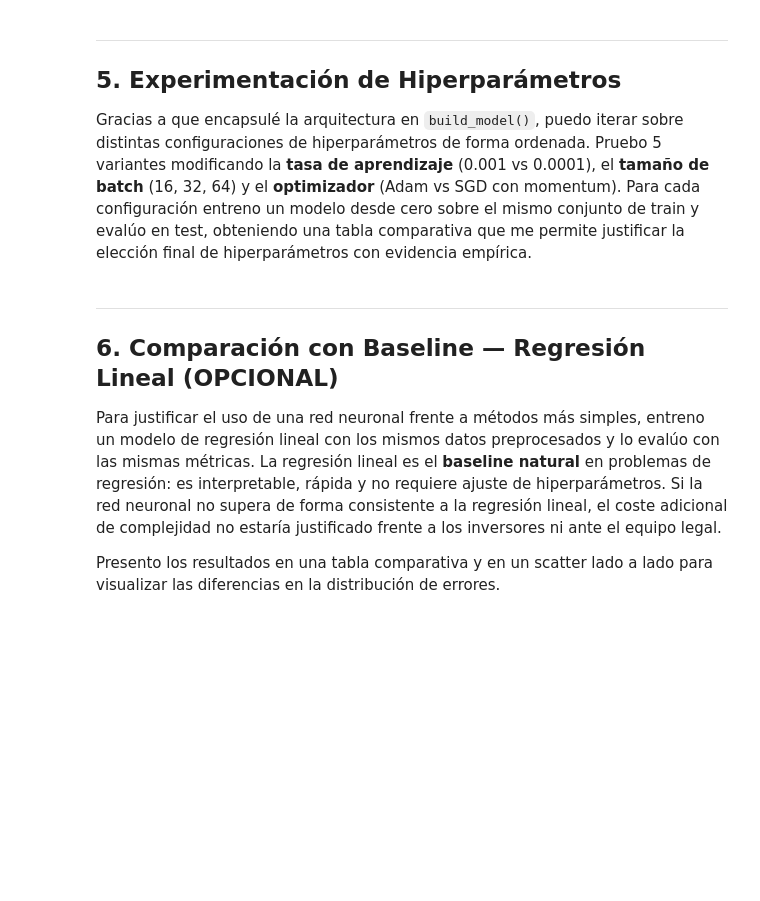
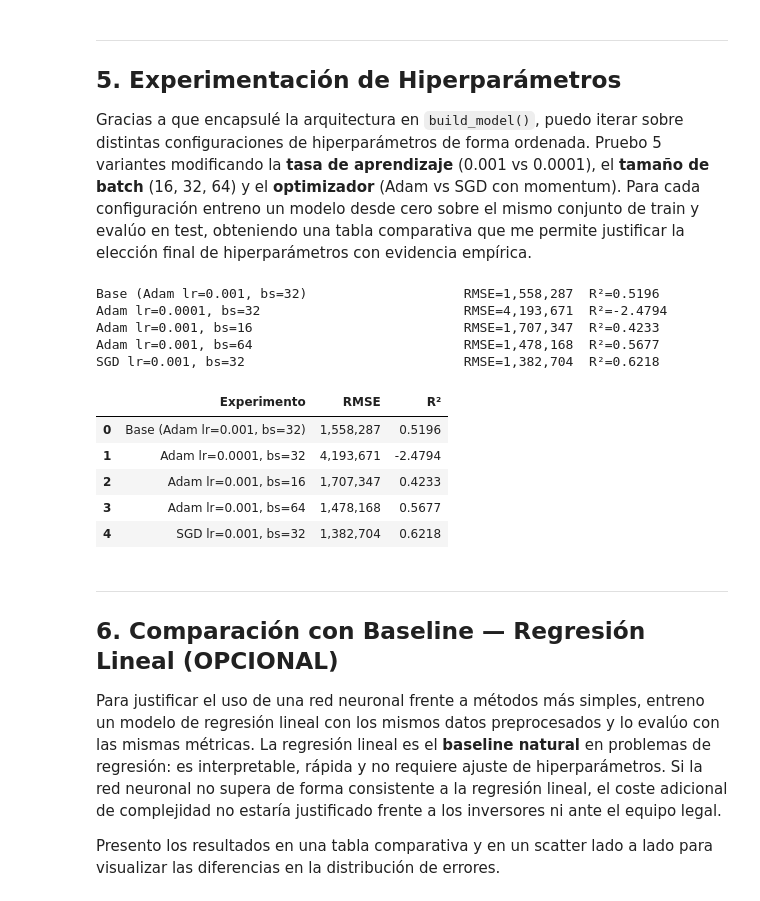
Before and after one commit to srincondelacruz/GenAI, a Jupyter notebook: GenAI-dev/01-RNA/housing_nn.ipynb, the cells around one changed output. Saved outputs shown, nothing was run; the diff lists cells and outputs as text; code cells hidden in the pictures; blank space fills up the shorter version.

```diff
--- a/GenAI-dev/01-RNA/housing_nn.ipynb
+++ b/GenAI-dev/01-RNA/housing_nn.ipynb
@@ -290,7 +290,7 @@ La arquitectura sigue el esquema del enunciado:
 Añado además regularización **L2** en las capas densas: penaliza pesos grandes en la función de pérdida, empujando al modelo hacia soluciones más simples y generalizables. La función de pérdida es **MSE** y el optimizador por defecto es **Adam**, aunque la función acepta SGD con momentum para los experimentos comparativos.
 # %%
 def build_model(n_features=12, units_1=64, units_2=32,
-                dropout_rate=0.2, l2_reg=0.001,
+                dropout_rate=0.2, l2_reg=0.01,
                 learning_rate=0.001, optimizer_name='adam'):
     """
     Construye y compila el modelo.
@@ -462,10 +503,10 @@ for fold, (train_idx, val_idx) in enumerate(kf.split(X_train_sc)):
     y_tr, y_val = y_train_log[train_idx], y_train_log[val_idx]
 
     m = build_model()
-    m.fit(X_tr, y_tr, epochs=200, batch_size=32,
+    m.fit(X_tr, y_tr, epochs=1000, batch_size=32,
           validation_data=(X_val, y_val),
           callbacks=[keras.callbacks.EarlyStopping(
-              monitor='val_loss', patience=20, restore_best_weights=True)],
+              monitor='val_loss', patience=50, restore_best_weights=True)],
           verbose=0)
 
     # Evaluamos en escala log: expm1 amplifica errores de forma no lineal y
@@ -492,32 +548,44 @@ Gracias a que encapsulé la arquitectura en `build_model()`, puedo iterar sobre
 # %%
 experiments = [
     {'name': 'Base (Adam lr=0.001, bs=32)', 'lr': 0.001,  'bs': 32, 'opt': 'adam'},
     {'name': 'Adam lr=0.0001, bs=32',       'lr': 0.0001, 'bs': 32, 'opt': 'adam'},
     {'name': 'Adam lr=0.001, bs=16',        'lr': 0.001,  'bs': 16, 'opt': 'adam'},
     {'name': 'Adam lr=0.001, bs=64',        'lr': 0.001,  'bs': 64, 'opt': 'adam'},
     {'name': 'SGD lr=0.001, bs=32',         'lr': 0.001,  'bs': 32, 'opt': 'sgd'},
 ]
 
 results = []
 for i, exp in enumerate(experiments):
     tf.keras.backend.clear_session()
     tf.random.set_seed(42)
     np.random.seed(42)
 
     m = build_model(learning_rate=exp['lr'], optimizer_name=exp['opt'])
     # Sin EarlyStopping: con validation_split pequeño (66 muestras) la señal
     # es demasiado ruidosa y restore_best_weights devuelve pesos de una época
     # temprana con predicciones fuera de rango que expm1 amplifica.
     m.fit(X_train_sc, y_train_log,
-          epochs=150, batch_size=exp['bs'],
+          epochs=1000, batch_size=exp['bs'],
           verbose=0)
     p    = np.expm1(m.predict(X_test_sc, verbose=0).flatten())
     rmse = np.sqrt(mean_squared_error(y_test, p))
     r2   = r2_score(y_test, p)
     results.append({'Experimento': exp['name'], 'RMSE': f'{rmse:,.0f}', 'R²': f'{r2:.4f}'})
     print(f"{exp['name']:45s}  RMSE={rmse:,.0f}  R²={r2:.4f}")
 
 pd.DataFrame(results)
+# %% [output]
+Base (Adam lr=0.001, bs=32)                    RMSE=1,558,287  R²=0.5196
+Adam lr=0.0001, bs=32                          RMSE=4,193,671  R²=-2.4794
+Adam lr=0.001, bs=16                           RMSE=1,707,347  R²=0.4233
+Adam lr=0.001, bs=64                           RMSE=1,478,168  R²=0.5677
+SGD lr=0.001, bs=32                            RMSE=1,382,704  R²=0.6218
+|  | Experimento | RMSE | R² |
+| 0 | Base (Adam lr=0.001, bs=32) | 1,558,287 | 0.5196 |
+| 1 | Adam lr=0.0001, bs=32 | 4,193,671 | -2.4794 |
+| 2 | Adam lr=0.001, bs=16 | 1,707,347 | 0.4233 |
+| 3 | Adam lr=0.001, bs=64 | 1,478,168 | 0.5677 |
+| 4 | SGD lr=0.001, bs=32 | 1,382,704 | 0.6218 |
 # %% [markdown]
 ---
 ## 6. Comparación con Baseline — Regresión Lineal (OPCIONAL)
```
Also changed, not shown: parts of 15 cells of this notebook, 2 other files.
